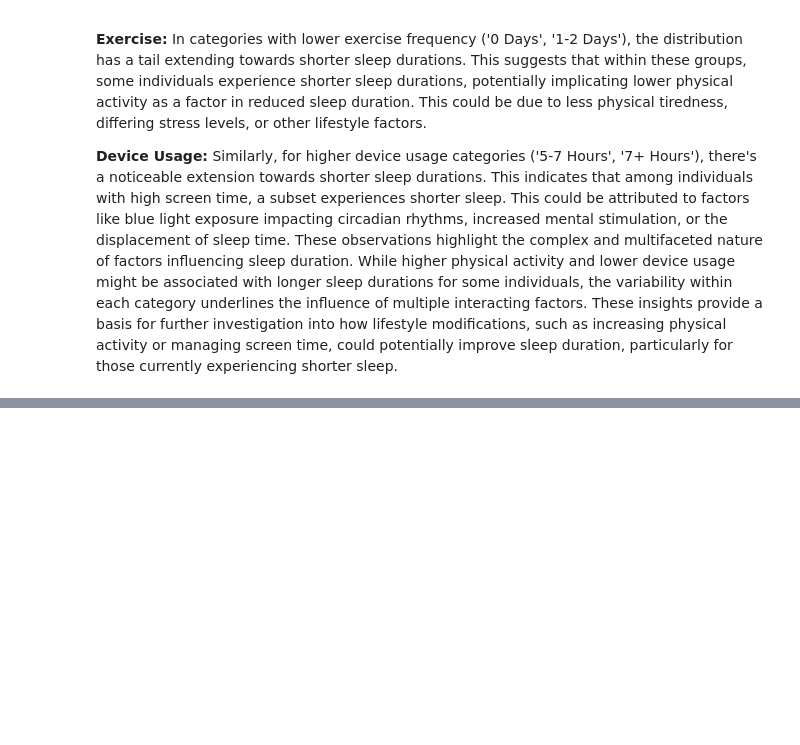
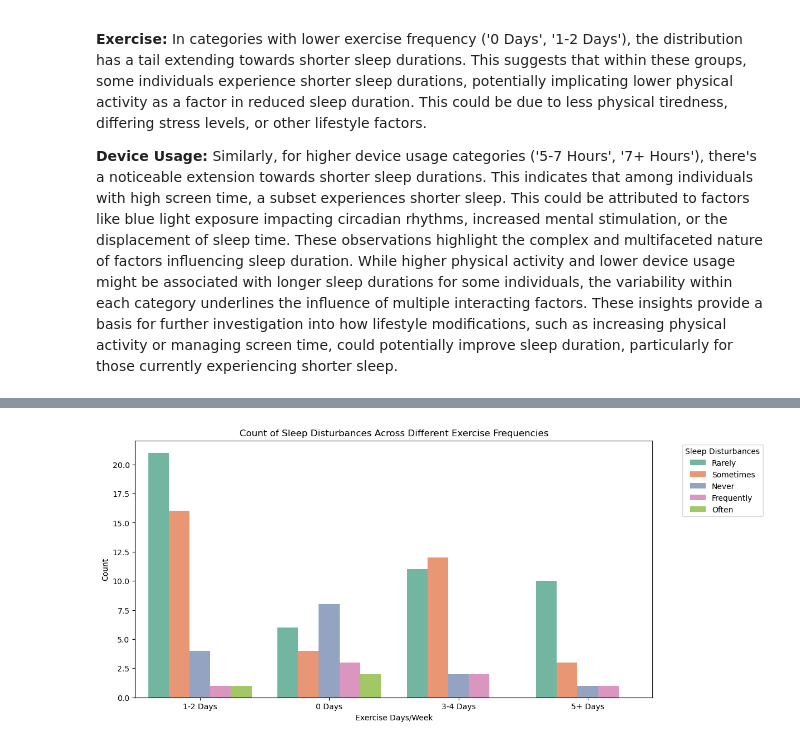
Before and after one commit to johnkimtech/sleep, a Jupyter notebook: desc_stat_visualize.ipynb, the cells around one changed output, grey strips where cells are left out. Cells and saved outputs as stored; diff of their text form; code cells hidden in the pictures; blank space fills up the shorter version.

```diff
--- a/desc_stat_visualize.ipynb
+++ b/desc_stat_visualize.ipynb
@@ -240,0 +249,10 @@ These observations highlight the complex and multifaceted nature of factors infl
+# %%
+plt.figure(figsize=(12, 6))
+sns.countplot(x='Exercise Days/Week', hue='Sleep Disturbances', data=df, palette='Set2')
+plt.title('Count of Sleep Disturbances Across Different Exercise Frequencies')
+plt.xlabel('Exercise Days/Week')
+plt.ylabel('Count')
+plt.legend(title='Sleep Disturbances', bbox_to_anchor=(1.05, 1), loc='upper left')
+plt.show()
+# %% [output]
+[figure, added]
```
Also changed, not shown: parts of 10 cells of this notebook.
